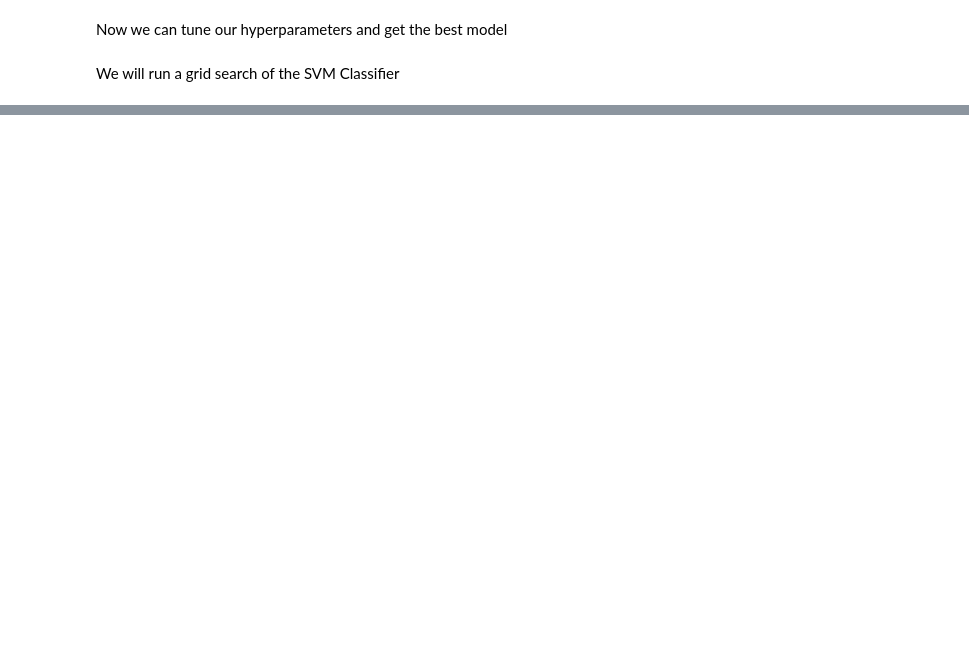
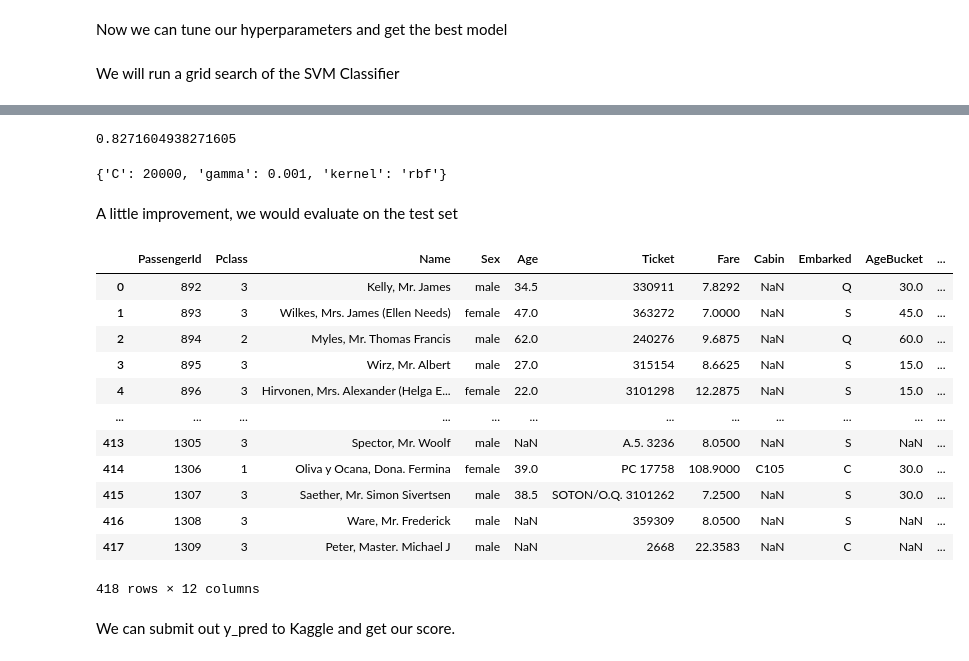
Before and after one commit to uzoochogu/Machine-Learning-Projects, a Jupyter notebook: titanic-survival-prediction/titanic_survival_predictor.ipynb, the cells around one changed output, grey strips where cells are left out. Saved outputs shown, nothing was run; the diff lists cells and outputs as text; code cells hidden in the pictures; blank space fills up the shorter version.

```diff
--- a/titanic-survival-prediction/titanic_survival_predictor.ipynb
+++ b/titanic-survival-prediction/titanic_survival_predictor.ipynb
@@ -429,0 +631,41 @@ svc_grid_search.fit(X_train, y_train)
+# %%
+svc_grid_search.best_score_
+# %% [output]
+0.8271604938271605
+# %%
+svc_grid_search.best_params_
+# %% [output]
+{'C': 20000, 'gamma': 0.001, 'kernel': 'rbf'}
+# %% [markdown]
+A little improvement, we would evaluate on the test set
+# %%
+# TODO create a pipeline for the Data preparation stage to avoid unneccessary code
+
+#For now, transform the test_data too.
+
+#Note that the test set doesn't contain the Label "Survived"
+
+
+test_data["AgeBucket"] = test_data["Age"] // 15 * 15  #We use the floor operator to create the numerical categories
+
+test_data["RelativesOnboard"] = test_data["SibSp"] + test_data["Parch"]
+
+
+test_data["Alone"] = test_data["RelativesOnboard"] == 0
+
+test_data = test_data.drop(["SibSp", "Parch"], axis =1)
+test_data
+# %% [output]
+|  | PassengerId | Pclass | Name | Sex | Age | Ticket | Fare | Cabin | Embarked | AgeBucket | ... |
+| 0 | 892 | 3 | Kelly, Mr. James | male | 34.5 | 330911 | 7.8292 | NaN | Q | 30.0 | ... |
+| 1 | 893 | 3 | Wilkes, Mrs. James (Ellen Needs) | female | 47.0 | 363272 | 7.0000 | NaN | S | 45.0 | ... |
+| 2 | 894 | 2 | Myles, Mr. Thomas Francis | male | 62.0 | 240276 | 9.6875 | NaN | Q | 60.0 | ... |
+| 3 | 895 | 3 | Wirz, Mr. Albert | male | 27.0 | 315154 | 8.6625 | NaN | S | 15.0 | ... |
+| 4 | 896 | 3 | Hirvonen, Mrs. Alexander (Helga E... | female | 22.0 | 3101298 | 12.2875 | NaN | S | 15.0 | ... |
+| ... | ... | ... | ... | ... | ... | ... | ... | ... | ... | ... | ... |
+| 413 | 1305 | 3 | Spector, Mr. Woolf | male | NaN | A.5. 3236 | 8.0500 | NaN | S | NaN | ... |
+| 414 | 1306 | 1 | Oliva y Ocana, Dona. Fermina | female | 39.0 | PC 17758 | 108.9000 | C105 | C | 30.0 | ... |
+| 415 | 1307 | 3 | Saether, Mr. Simon Sivertsen | male | 38.5 | SOTON/O.Q. 3101262 | 7.2500 | NaN | S | 30.0 | ... |
+| 416 | 1308 | 3 | Ware, Mr. Frederick | male | NaN | 359309 | 8.0500 | NaN | S | NaN | ... |
+| 417 | 1309 | 3 | Peter, Master. Michael J | male | NaN | 2668 | 22.3583 | NaN | C | NaN | ... |
+418 rows × 12 columns
@@ -429,0 +680,2 @@ svc_grid_search.fit(X_train, y_train)
+# %% [markdown]
+We can submit out y_pred to Kaggle and get our score.
```
Also changed, not shown: parts of 16 cells of this notebook.
